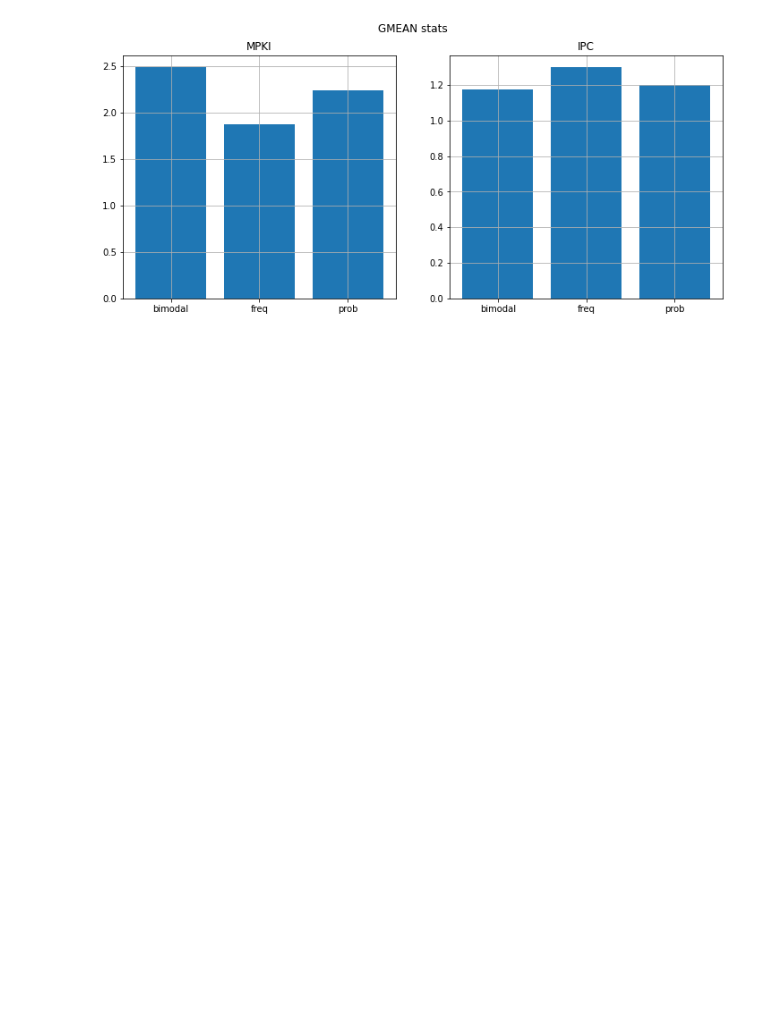
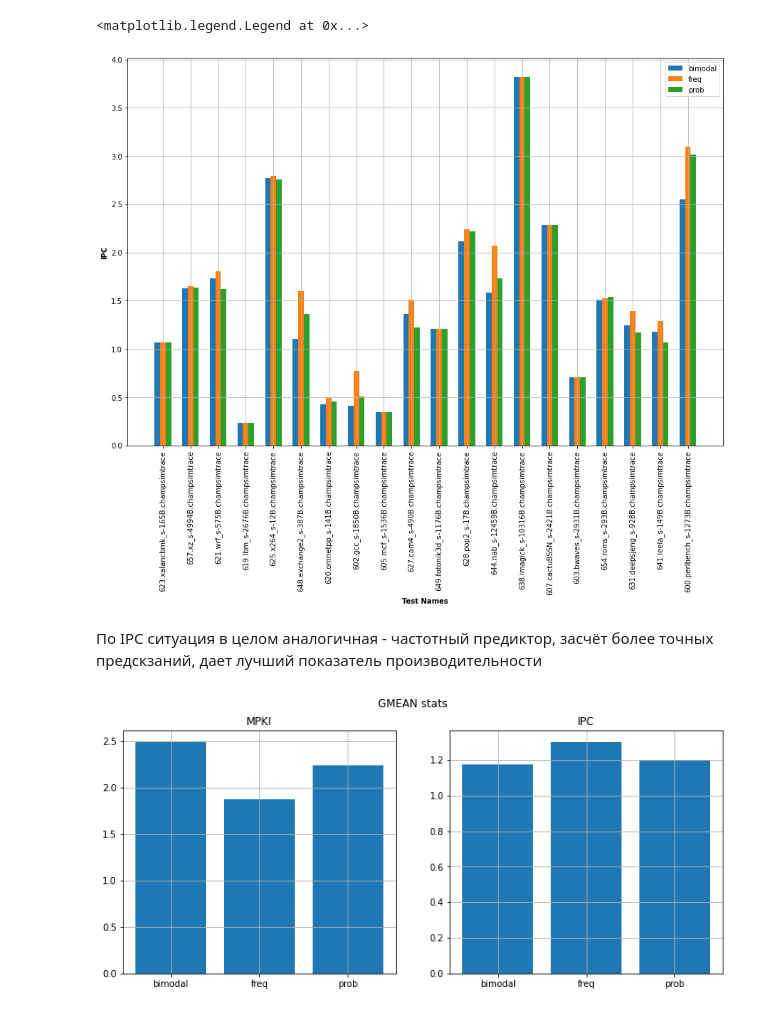
Before and after one commit to derzhavin3016/uArchCourse, a Jupyter notebook: dpc-3/task1.ipynb, the cells around one changed output. Drawn from its saved outputs; the diff is of its cells as text; code cells hidden in the pictures; blank space fills up the shorter version.

```diff
--- a/dpc-3/task1.ipynb
+++ b/dpc-3/task1.ipynb
@@ -59,3 +111,27 @@ ipcs = dict(zip(stats, map(lambda s: s.ipc, stats.values())))
+# %%
+bar_w = 0.2
+plt.figure(figsize=[15, 10])
+for i, (pred, data) in enumerate(ipc_stats.items()):
+    plt.bar(
+        [r + bar_w * i for r in range(20)],
+        data.values(),
+        label=pred,
+        width=bar_w,
+    )
+plt.xlabel("Test Names", fontweight="bold")
+plt.ylabel("IPC", fontweight="bold")
+plt.xticks(
+    [r + bar_w for r in range(20)],
+    list(ipc_stats.values())[0].keys(),
+    rotation=90,
+)
+plt.grid()
+plt.legend()
+# %% [output]
+<matplotlib.legend.Legend at 0x...>
+[figure, added]
+# %% [markdown]
+По IPC ситуация в целом аналогичная - частотный предиктор, засчёт более точных предскзаний, дает лучший показатель производительности
 # %%
 fig, (ax1, ax2) = plt.subplots(1, 2, figsize=[12, 5])
 fig.suptitle("GMEAN stats")
```
Also changed, not shown: parts of 8 cells of this notebook, 3 other files.
